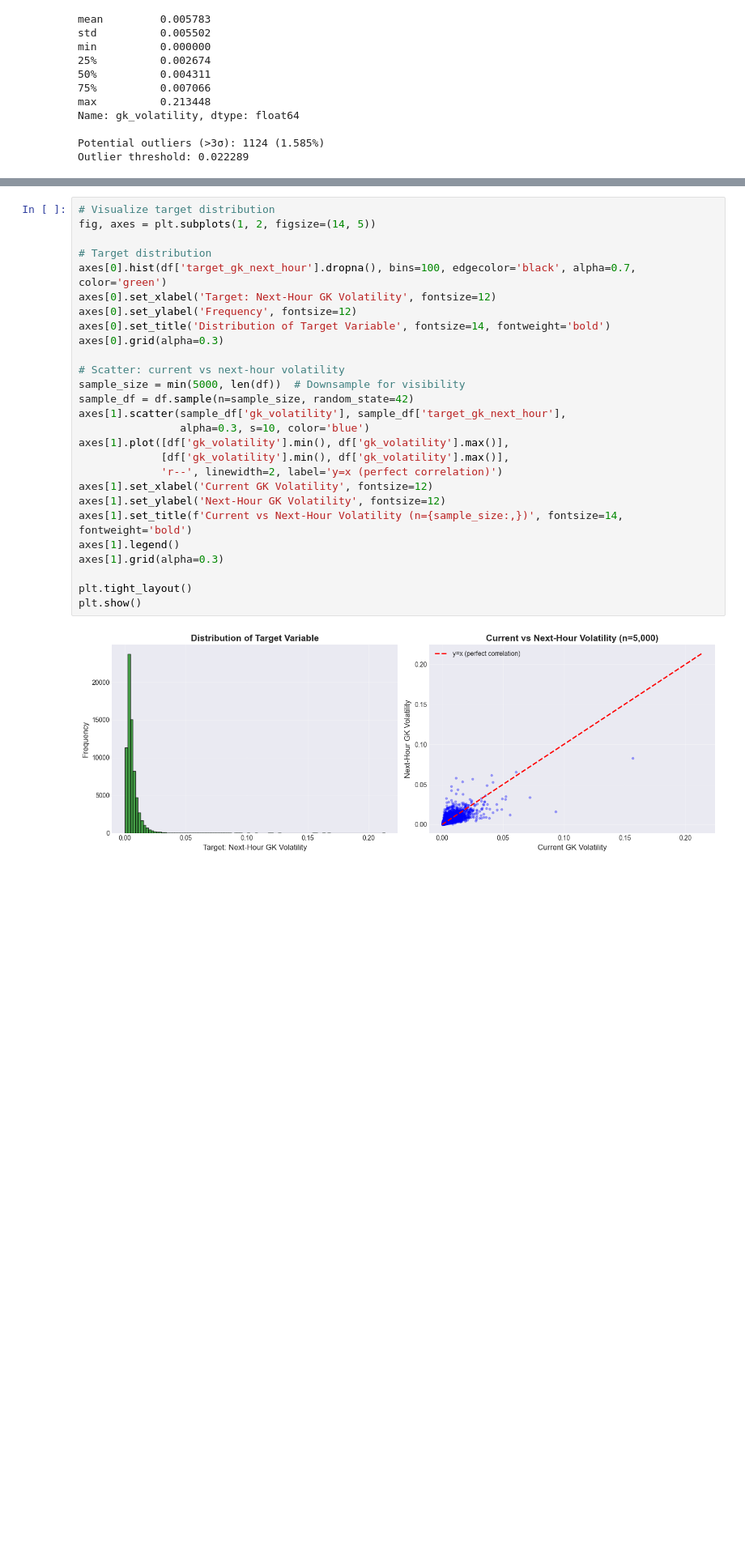
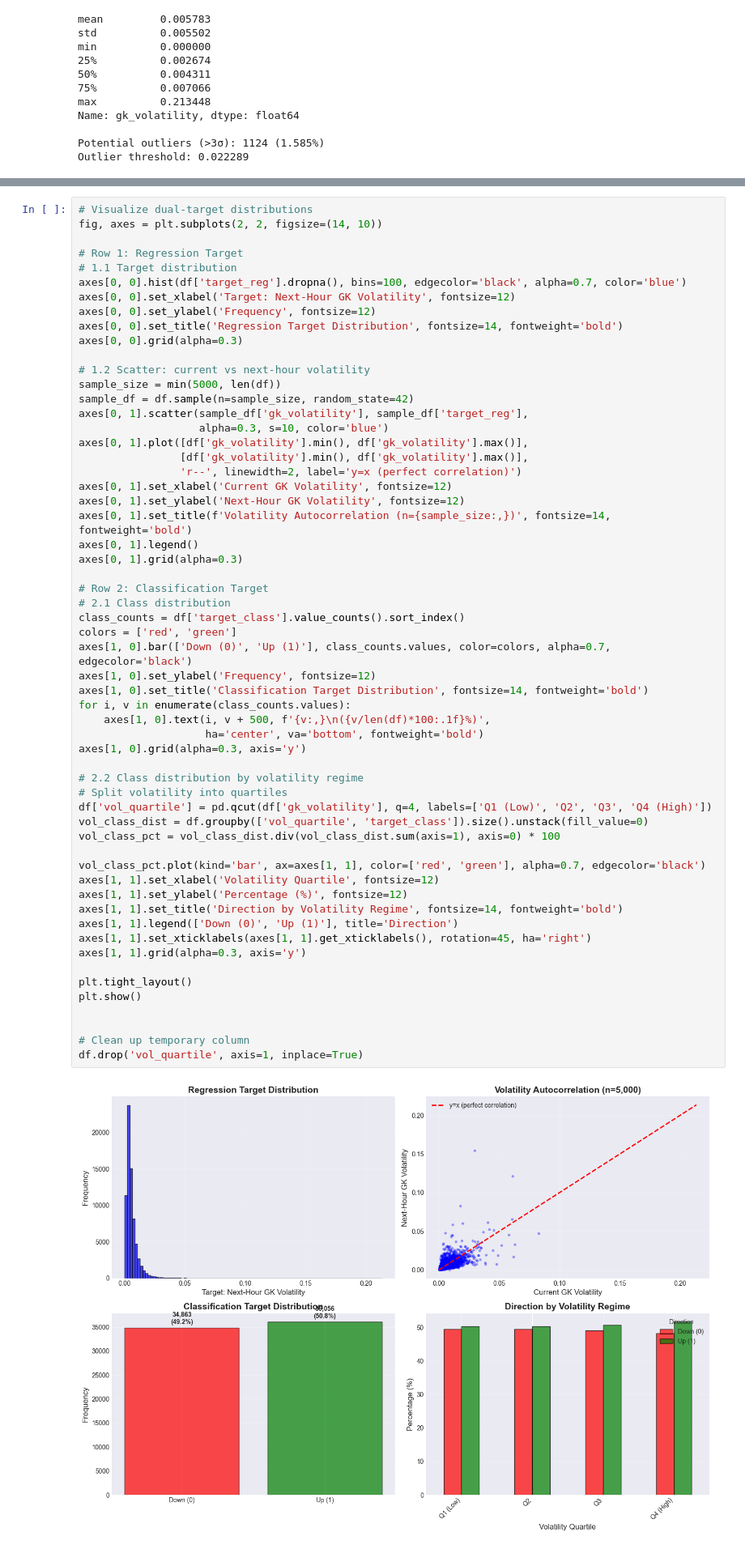
Before and after one commit to mihiniboteju/cryptoflow, a Jupyter notebook: 1_data_cleaning_and_ground_truth.ipynb, the cells around one changed output, grey strips where cells are left out. Shown at 81% size. Cells and saved outputs as stored; diff of their text form; blank space fills up the shorter version.

Commit message:
Update: created class target. Generated distributions, new dataset with dual targets

```diff
--- a/1_data_cleaning_and_ground_truth.ipynb
+++ b/1_data_cleaning_and_ground_truth.ipynb
@@ -457,32 +517,63 @@ Rows where current GK == next GK: 0 (0.00%)
 # %%
-# Visualize target distribution
-fig, axes = plt.subplots(1, 2, figsize=(14, 5))
+# Visualize dual-target distributions
+fig, axes = plt.subplots(2, 2, figsize=(14, 10))
 
-# Target distribution
-axes[0].hist(df['target_gk_next_hour'].dropna(), bins=100, edgecolor='black', alpha=0.7, color='green')
-axes[0].set_xlabel('Target: Next-Hour GK Volatility', fontsize=12)
-axes[0].set_ylabel('Frequency', fontsize=12)
-axes[0].set_title('Distribution of Target Variable', fontsize=14, fontweight='bold')
-axes[0].grid(alpha=0.3)
+# Row 1: Regression Target
+# 1.1 Target distribution
+axes[0, 0].hist(df['target_reg'].dropna(), bins=100, edgecolor='black', alpha=0.7, color='blue')
+axes[0, 0].set_xlabel('Target: Next-Hour GK Volatility', fontsize=12)
+axes[0, 0].set_ylabel('Frequency', fontsize=12)
+axes[0, 0].set_title('Regression Target Distribution', fontsize=14, fontweight='bold')
+axes[0, 0].grid(alpha=0.3)
 
-# Scatter: current vs next-hour volatility
-sample_size = min(5000, len(df))  # Downsample for visibility
+# 1.2 Scatter: current vs next-hour volatility
+sample_size = min(5000, len(df))
 sample_df = df.sample(n=sample_size, random_state=42)
-axes[1].scatter(sample_df['gk_volatility'], sample_df['target_gk_next_hour'],
-                alpha=0.3, s=10, color='blue')
-axes[1].plot([df['gk_volatility'].min(), df['gk_volatility'].max()],
-             [df['gk_volatility'].min(), df['gk_volatility'].max()],
-             'r--', linewidth=2, label='y=x (perfect correlation)')
-axes[1].set_xlabel('Current GK Volatility', fontsize=12)
-axes[1].set_ylabel('Next-Hour GK Volatility', fontsize=12)
-axes[1].set_title(f'Current vs Next-Hour Volatility (n={sample_size:,})', fontsize=14, fontweight='bold')
-axes[1].legend()
-axes[1].grid(alpha=0.3)
+axes[0, 1].scatter(sample_df['gk_volatility'], sample_df['target_reg'],
+                   alpha=0.3, s=10, color='blue')
+axes[0, 1].plot([df['gk_volatility'].min(), df['gk_volatility'].max()],
+                [df['gk_volatility'].min(), df['gk_volatility'].max()],
+                'r--', linewidth=2, label='y=x (perfect correlation)')
+axes[0, 1].set_xlabel('Current GK Volatility', fontsize=12)
+axes[0, 1].set_ylabel('Next-Hour GK Volatility', fontsize=12)
+axes[0, 1].set_title(f'Volatility Autocorrelation (n={sample_size:,})', fontsize=14, fontweight='bold')
+axes[0, 1].legend()
+axes[0, 1].grid(alpha=0.3)
+
+# Row 2: Classification Target
+# 2.1 Class distribution
+class_counts = df['target_class'].value_counts().sort_index()
+colors = ['red', 'green']
+axes[1, 0].bar(['Down (0)', 'Up (1)'], class_counts.values, color=colors, alpha=0.7, edgecolor='black')
+axes[1, 0].set_ylabel('Frequency', fontsize=12)
+axes[1, 0].set_title('Classification Target Distribution', fontsize=14, fontweight='bold')
+for i, v in enumerate(class_counts.values):
+    axes[1, 0].text(i, v + 500, f'{v:,}\n({v/len(df)*100:.1f}%)',
+                    ha='center', va='bottom', fontweight='bold')
+axes[1, 0].grid(alpha=0.3, axis='y')
+
+# 2.2 Class distribution by volatility regime
+# Split volatility into quartiles
+df['vol_quartile'] = pd.qcut(df['gk_volatility'], q=4, labels=['Q1 (Low)', 'Q2', 'Q3', 'Q4 (High)'])
+vol_class_dist = df.groupby(['vol_quartile', 'target_class']).size().unstack(fill_value=0)
+vol_class_pct = vol_class_dist.div(vol_class_dist.sum(axis=1), axis=0) * 100
+
+vol_class_pct.plot(kind='bar', ax=axes[1, 1], color=['red', 'green'], alpha=0.7, edgecolor='black')
+axes[1, 1].set_xlabel('Volatility Quartile', fontsize=12)
+axes[1, 1].set_ylabel('Percentage (%)', fontsize=12)
+axes[1, 1].set_title('Direction by Volatility Regime', fontsize=14, fontweight='bold')
+axes[1, 1].legend(['Down (0)', 'Up (1)'], title='Direction')
+axes[1, 1].set_xticklabels(axes[1, 1].get_xticklabels(), rotation=45, ha='right')
+axes[1, 1].grid(alpha=0.3, axis='y')
 
 plt.tight_layout()
 plt.show()
+
+
+# Clean up temporary column
+df.drop('vol_quartile', axis=1, inplace=True)
 # %% [output]
-[figure, old version]
+[figure, new version]
 # %% [markdown]
 ---
 ## 5. Final Data Quality Report
```
Also changed, not shown: parts of 7 cells of this notebook, 1 other file.
